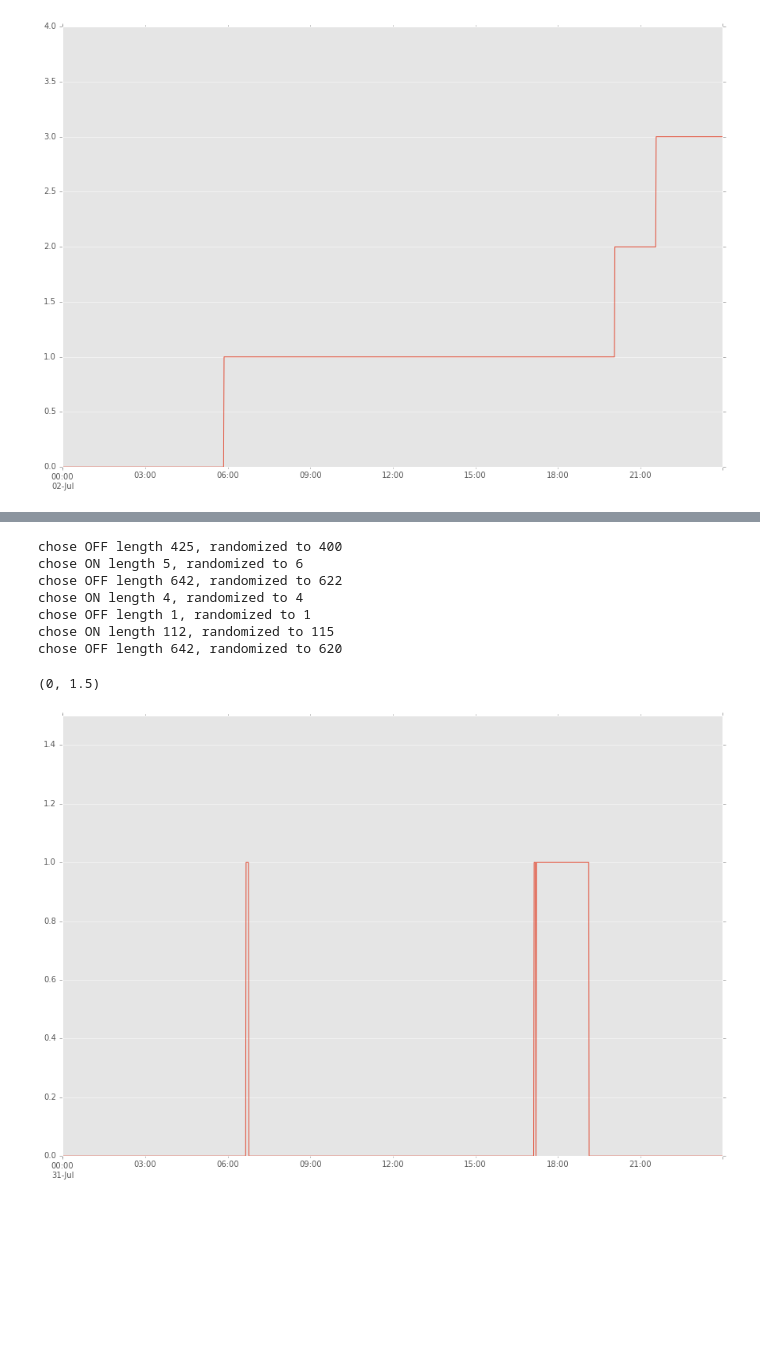
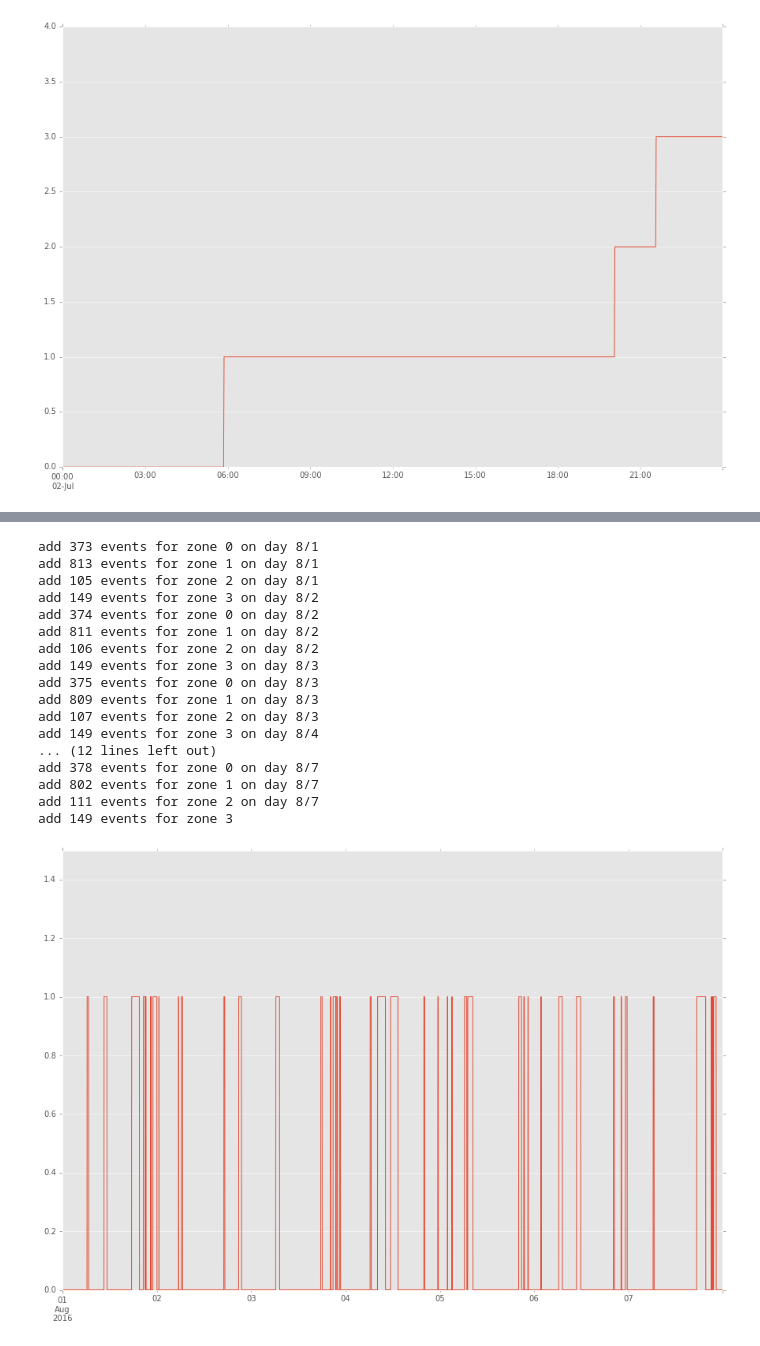
Before and after one commit to mpi-sws-rse/thingflow-examples, a Jupyter notebook: lighting_replay_app/analysis/lux-analysis-front-room.ipynb, the cells around one changed output, grey strips where cells are left out. Cells and saved outputs as stored; diff of their text form; code cells hidden in the pictures; blank space fills up the shorter version.

Commit message:
Cleaned up front-room lux analysis

```diff
--- a/lighting_replay_app/analysis/lux-analysis-front-room.ipynb
+++ b/lighting_replay_app/analysis/lux-analysis-front-room.ipynb
@@ -275,15 +255,14 @@ pylab.ylim([0, NUM_ZONES])
 (0, 4)
 [figure]
 # %%
-# Load the data into the trainer
-from lux_analysis import LightPredictionTrainer
+# Build some histograms of the data
+from lux_analysis import build_length_histogram_data
 
-trainer = LightPredictionTrainer(feature_filter=lambda x: (x[0], x[1], x[4]))
-trainer.compute(on_off_series, smoothed_series_writer.index)
+length_data = build_length_histogram_data(on_off_series, smoothed_series_writer.index)
+
 # look at the distribution of lengths
 from itertools import chain
-all_on_lengths = list(chain.from_iterable(trainer.on_lengths))
-print("all on lengths = %s" % sorted(all_on_lengths))
+all_on_lengths = list(chain.from_iterable(length_data.on_lengths))
 plt.hist(all_on_lengths)
 # %% [output]
 initial state is WAITING
@@ -308,8 +287,3 @@ all on lengths = [4, 5, 5, 5, 5, 6, 6, 7, 7, 7, 15, 22, 28, 29, 60, 60, 62, 62,
          159.2,  178.6,  198. ]),
  <a list of 10 Patch objects>)
 [figure]
-# %%
-# Let us look at the number of valid samples we have collected
-for zone in range(4):
-    print("Zone %s, %d on samples, %d off samples" % (zone, len(trainer.on_lengths[zone]),
-                                                      len(trainer.off_lengths[zone])))
@@ -321,29 +353,26 @@ Zone 3, 5 on samples, 10 off samples
 # %%
-
-# Lets see what the predicted values would look like for July 31
-import datetime
-predict_dts_short = [datetime.datetime(year=2016, month=7, day=31, hour=h, minute=m)
-                     for (h, m) in [(h, m) for h in range(0, 24) for m in range(0, 60)]]
+# Now, let's look at some predictions over a week
 predict_dts_long = [datetime.datetime(year=2016, month=8, day=d, hour=h, minute=m)
-                    for (d, h, m) in [(d, h, m) for d in range(1, 8) for h in range(0, 24) for m in range(0, 60)]]
-
-def predict(predictor_class, trainer, short=True):
-    predictor = predictor_class(initial_state=0, trainer=trainer)
-    predict_dts = predict_dts_short if short else predict_dts_long
-    results = [predictor.predict(dt) for dt in predict_dts]
-    return pd.Series(results, index=predict_dts)
-
-from lux_analysis import LightPredictorLengthOnly
-predictions = predict(LightPredictorLengthOnly, trainer)
-predictions.plot(figsize=(15,10))
-pylab.ylim([0, 1.5])
+                    for (d, h, m) in [(d, h, m) for d in range(1, 8) for h in range(0, 24)
+                                      for m in range(0, 60)]]
+long_predictions = predict_hmm_by_zone(predict_dts_long)
+plot(long_predictions)
 # %% [output]
-chose OFF length 425, randomized to 400
-chose ON length 5, randomized to 6
-chose OFF length 642, randomized to 622
-chose ON length 4, randomized to 4
-chose OFF length 1, randomized to 1
-chose ON length 112, randomized to 115
-chose OFF length 642, randomized to 620
+add 373 events for zone 0 on day 8/1
+add 813 events for zone 1 on day 8/1
+add 105 events for zone 2 on day 8/1
+add 149 events for zone 3 on day 8/2
+add 374 events for zone 0 on day 8/2
+add 811 events for zone 1 on day 8/2
+add 106 events for zone 2 on day 8/2
+add 149 events for zone 3 on day 8/3
+add 375 events for zone 0 on day 8/3
+add 809 events for zone 1 on day 8/3
+add 107 events for zone 2 on day 8/3
+add 149 events for zone 3 on day 8/4
+... (12 lines left out)
+add 378 events for zone 0 on day 8/7
+add 802 events for zone 1 on day 8/7
+add 111 events for zone 2 on day 8/7
+add 149 events for zone 3
-(0, 1.5)
-[figure, old version]
+[figure, new version]
```
Also changed, not shown: parts of 29 cells of this notebook, 1 other file.
